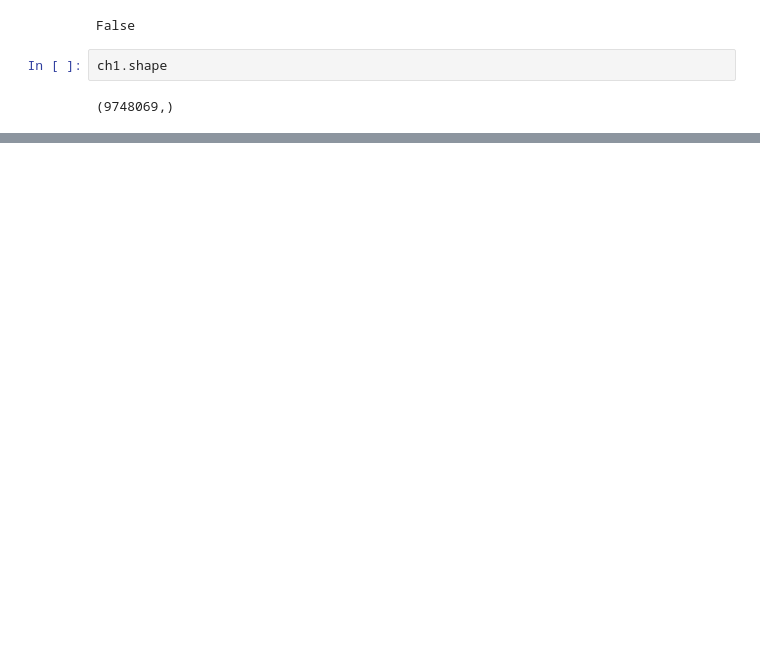
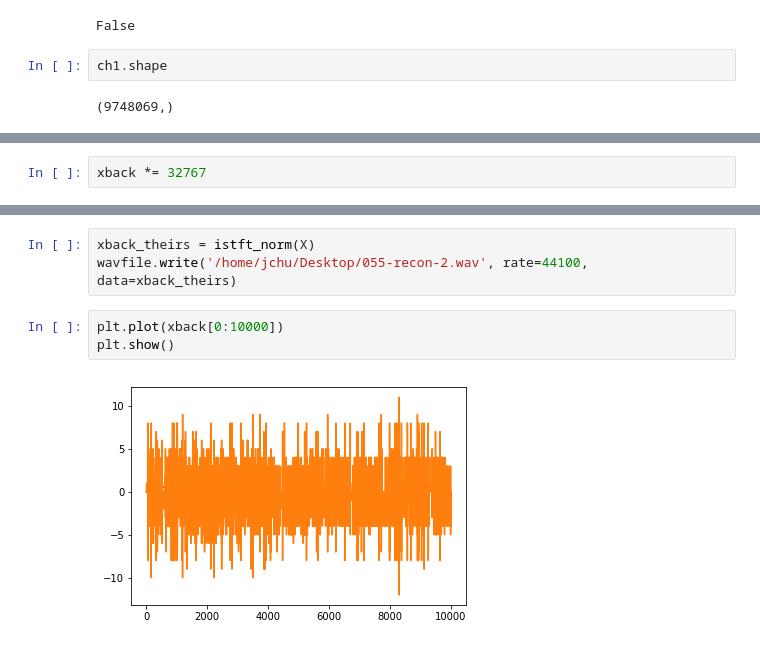
Before and after one commit to jbwebb8/DeepConvSep, a Jupyter notebook: elec576/transforms.ipynb, the cells around one changed output, grey strips where cells are left out. Drawn from its saved outputs; the diff is of its cells as text; blank space fills up the shorter version.

```diff
--- a/elec576/transforms.ipynb
+++ b/elec576/transforms.ipynb
@@ -623,0 +752,2 @@ NameError: name 'signal' is not defined
+# %%
+xback *= 32767
@@ -623,0 +790,8 @@ NameError: name 'signal' is not defined
+# %%
+xback_theirs = istft_norm(X)
+wavfile.write('/home/jchu/Desktop/055-recon-2.wav', rate=44100, data=xback_theirs)
+# %%
+plt.plot(xback[0:10000])
+plt.show()
+# %% [output]
+[figure, added]
```
Also changed, not shown: parts of 29 cells of this notebook.
